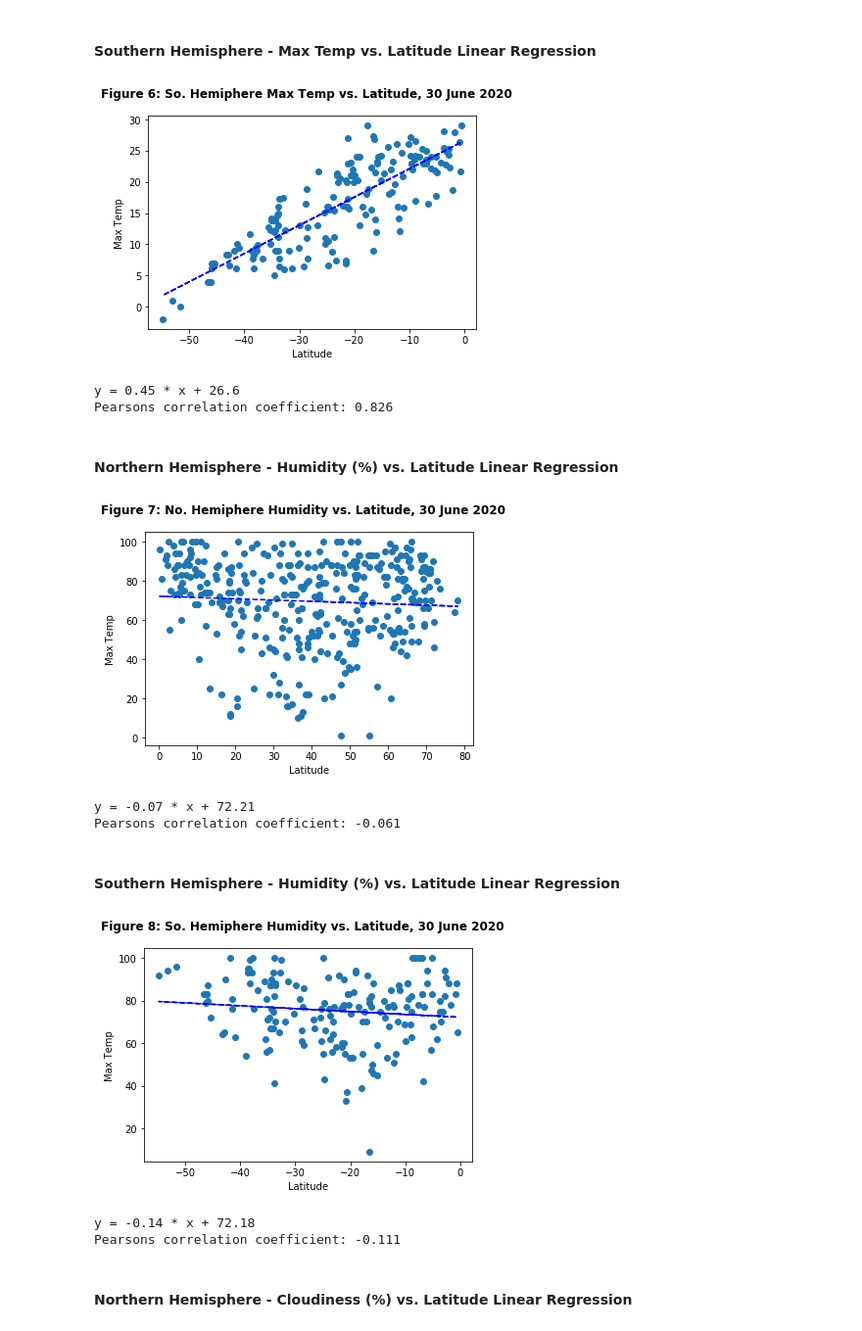
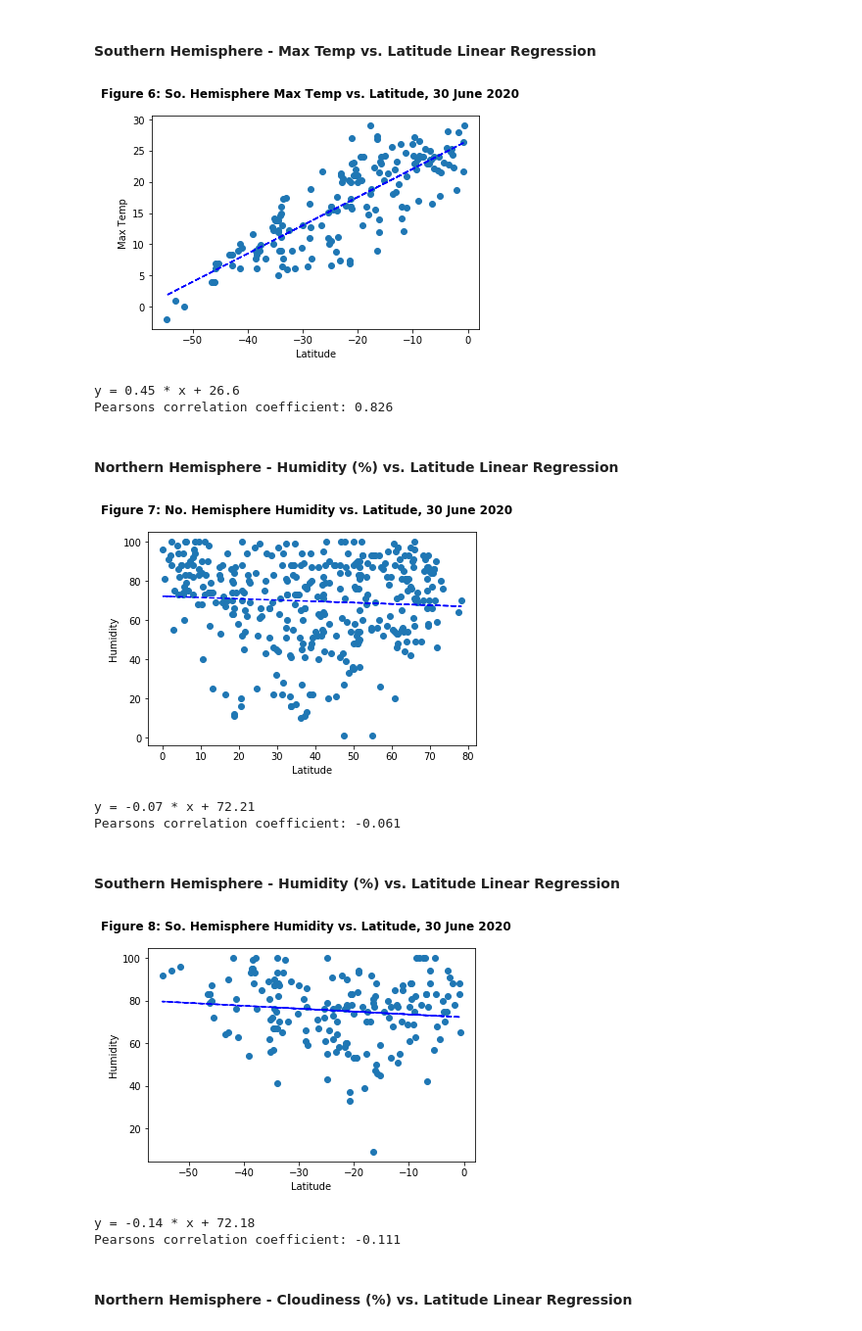
Before and after one commit to markwsutton/API-Challenge, a Jupyter notebook: WeatherPy.ipynb, the cells around one changed output. Shown at 98% size. Cells and saved outputs as stored; diff of their text form; code cells hidden in the pictures.

Commit message:
Cleaned up comments, fixed typos on graphs

```diff
--- a/WeatherPy.ipynb
+++ b/WeatherPy.ipynb
@@ -420,7 +400,7 @@ fit = slope * x_axis + intercept
 # graph the line and the scatter plot together using subplot()
 fig, ax = plt.subplots()
 
-fig.suptitle("Figure 6: So. Hemiphere Max Temp vs. Latitude, 30 June 2020", fontsize=12, fontweight="bold")
+fig.suptitle("Figure 6: So. Hemisphere Max Temp vs. Latitude, 30 June 2020", fontsize=12, fontweight="bold")
 
 # ax.set_xlim(min(capomulin_avg_df["Weight (g)"])-1, max(capomulin_avg_df["Weight (g)"])+1)
 # ax.set_ylim(min(capomulin_avg_df["Tumor Volume (mm3)"])-1, max(capomulin_avg_df["Tumor Volume (mm3)"])+1)
@@ -440,7 +420,7 @@ print(f'y = {round(slope,2)} * x + {round(intercept,2)}')
 corr, _ = pearsonr(x_axis, y_values)
 print('Pearsons correlation coefficient: %.3f' % corr)
 # %% [output]
-[figure, old version]
+[figure, new version]
 y = 0.45 * x + 26.6
 Pearsons correlation coefficient: 0.826
 # %% [markdown]
@@ -455,13 +435,13 @@ fit = slope * x_axis + intercept
 # graph the line and the scatter plot together using subplot()
 fig, ax = plt.subplots()
 
-fig.suptitle("Figure 7: No. Hemiphere Humidity vs. Latitude, 30 June 2020", fontsize=12, fontweight="bold")
+fig.suptitle("Figure 7: No. Hemisphere Humidity vs. Latitude, 30 June 2020", fontsize=12, fontweight="bold")
 
 # ax.set_xlim(min(capomulin_avg_df["Weight (g)"])-1, max(capomulin_avg_df["Weight (g)"])+1)
 # ax.set_ylim(min(capomulin_avg_df["Tumor Volume (mm3)"])-1, max(capomulin_avg_df["Tumor Volume (mm3)"])+1)
 
 ax.set_xlabel("Latitude")
-ax.set_ylabel("Max Temp")
+ax.set_ylabel("Humidity")
 
 ax.plot(x_axis, y_values, linewidth=0, marker='o')
 ax.plot(x_axis, fit, 'b--')
@@ -475,7 +455,7 @@ print(f'y = {round(slope,2)} * x + {round(intercept,2)}')
 corr, _ = pearsonr(x_axis, y_values)
 print('Pearsons correlation coefficient: %.3f' % corr)
 # %% [output]
-[figure, old version]
+[figure, new version]
 y = -0.07 * x + 72.21
 Pearsons correlation coefficient: -0.061
 # %% [markdown]
@@ -483,34 +463,34 @@ Pearsons correlation coefficient: -0.061
 # %%
 # find the fit line: y = mx + b
 x_axis = southern_df['lat']
 y_values = southern_df['humidity']
 (slope, intercept, _, _, _) = linregress(x_axis, y_values)
 fit = slope * x_axis + intercept
 
 # graph the line and the scatter plot together using subplot()
 fig, ax = plt.subplots()
 
-fig.suptitle("Figure 8: So. Hemiphere Humidity vs. Latitude, 30 June 2020", fontsize=12, fontweight="bold")
+fig.suptitle("Figure 8: So. Hemisphere Humidity vs. Latitude, 30 June 2020", fontsize=12, fontweight="bold")
 
 # ax.set_xlim(min(capomulin_avg_df["Weight (g)"])-1, max(capomulin_avg_df["Weight (g)"])+1)
 # ax.set_ylim(min(capomulin_avg_df["Tumor Volume (mm3)"])-1, max(capomulin_avg_df["Tumor Volume (mm3)"])+1)
 
 ax.set_xlabel("Latitude")
-ax.set_ylabel("Max Temp")
+ax.set_ylabel("Humidity")
 
 ax.plot(x_axis, y_values, linewidth=0, marker='o')
 ax.plot(x_axis, fit, 'b--')
 
 #Save as png
 plt.savefig('Images/Figure8.png')
 
 plt.show()
 
 print(f'y = {round(slope,2)} * x + {round(intercept,2)}')
 corr, _ = pearsonr(x_axis, y_values)
 print('Pearsons correlation coefficient: %.3f' % corr)
 # %% [output]
-[figure, old version]
+[figure, new version]
 y = -0.14 * x + 72.18
 Pearsons correlation coefficient: -0.111
 # %% [markdown]
```
Also changed, not shown: parts of 7 cells of this notebook.
